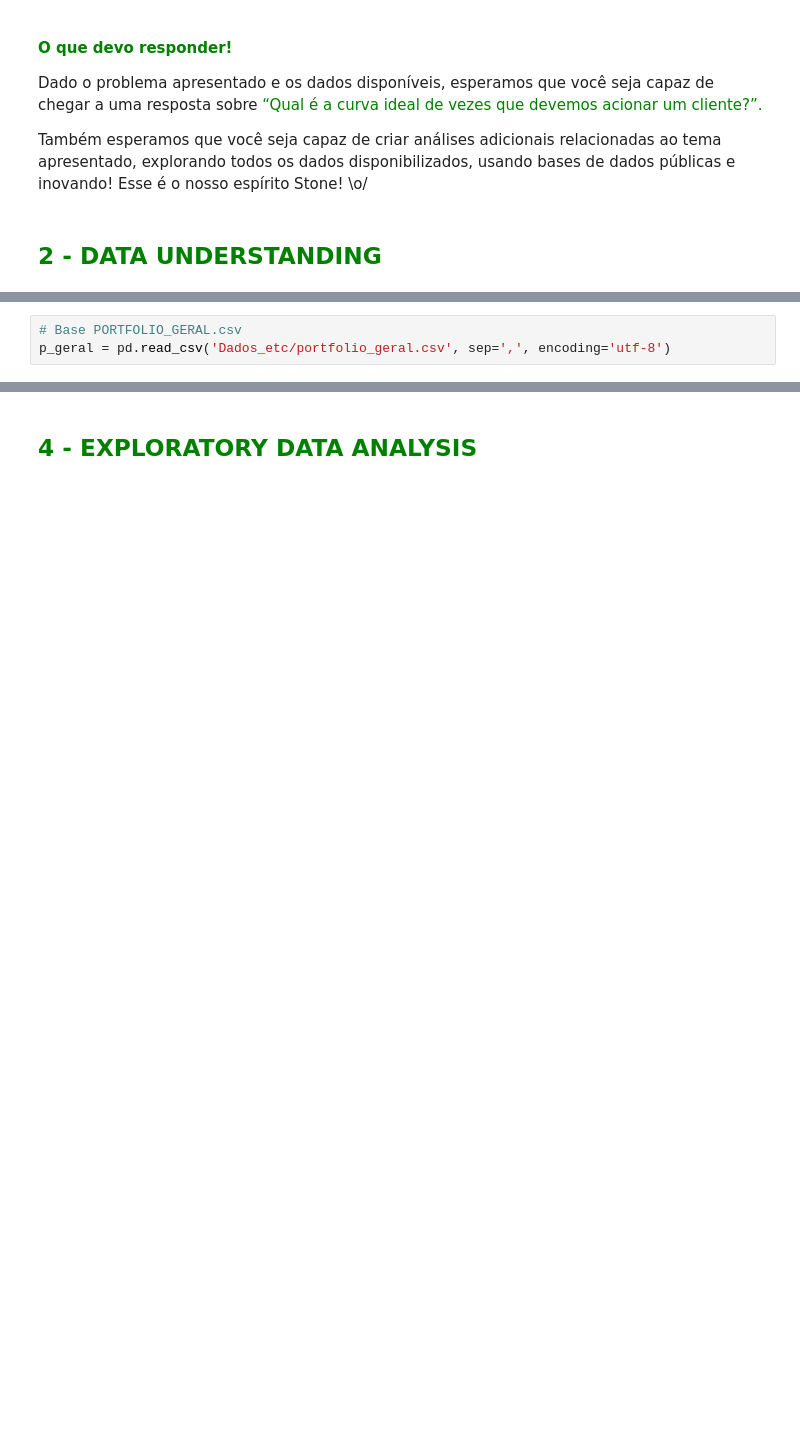
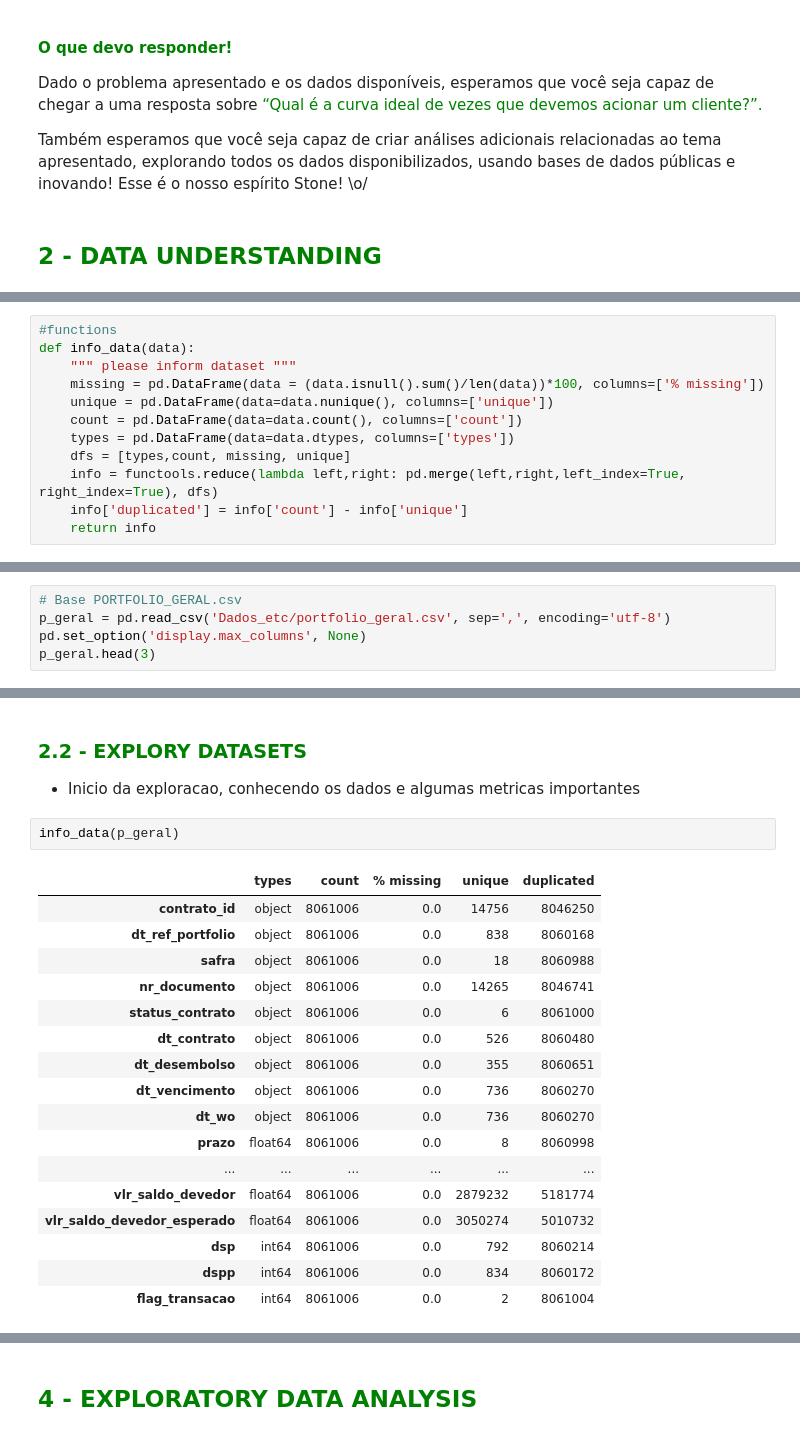
Before and after one commit to Robisonnunes/DC2022_robison_nunes, a Jupyter notebook: data_analysis_dc22.ipynb, the cells around one changed output, grey strips where cells are left out. Drawn from its saved outputs; the diff is of its cells as text; blank space fills up the shorter version.

```diff
--- a/data_analysis_dc22.ipynb
+++ b/data_analysis_dc22.ipynb
@@ -124,2 +134,14 @@ import pandas as pd
+# %%
+#functions
+def info_data(data):
+    """ please inform dataset """
+    missing = pd.DataFrame(data = (data.isnull().sum()/len(data))*100, columns=['% missing'])
+    unique = pd.DataFrame(data=data.nunique(), columns=['unique'])
+    count = pd.DataFrame(data=data.count(), columns=['count'])
+    types = pd.DataFrame(data=data.dtypes, columns=['types'])
+    dfs = [types,count, missing, unique]
+    info = functools.reduce(lambda left,right: pd.merge(left,right,left_index=True, right_index=True), dfs)
+    info['duplicated'] = info['count'] - info['unique']
+    return info
 # %% [markdown]
 ### <font color=green>  2.1 -  LOAD DATASETS</font>
@@ -126,3 +150,5 @@ import pandas as pd
 # %%
 # Base PORTFOLIO_GERAL.csv
 p_geral = pd.read_csv('Dados_etc/portfolio_geral.csv', sep=',', encoding='utf-8')
+pd.set_option('display.max_columns', None)
+p_geral.head(3)
@@ -160,0 +187,24 @@ p_clientes = pd.read_csv('Dados_etc/portfolio_comunicados.csv', sep=',', encodin
+# %% [markdown]
+### <font color=green>  2.2 -  EXPLORY DATASETS</font>
+
+- Inicio da exploracao, conhecendo os dados e algumas metricas importantes
+# %%
+info_data(p_geral)
+# %% [output]
+|  | types | count | % missing | unique | duplicated |
+| contrato_id | object | 8061006 | 0.0 | 14756 | 8046250 |
+| dt_ref_portfolio | object | 8061006 | 0.0 | 838 | 8060168 |
+| safra | object | 8061006 | 0.0 | 18 | 8060988 |
+| nr_documento | object | 8061006 | 0.0 | 14265 | 8046741 |
+| status_contrato | object | 8061006 | 0.0 | 6 | 8061000 |
+| dt_contrato | object | 8061006 | 0.0 | 526 | 8060480 |
+| dt_desembolso | object | 8061006 | 0.0 | 355 | 8060651 |
+| dt_vencimento | object | 8061006 | 0.0 | 736 | 8060270 |
+| dt_wo | object | 8061006 | 0.0 | 736 | 8060270 |
+| prazo | float64 | 8061006 | 0.0 | 8 | 8060998 |
+| ... | ... | ... | ... | ... | ... |
+| vlr_saldo_devedor | float64 | 8061006 | 0.0 | 2879232 | 5181774 |
+| vlr_saldo_devedor_esperado | float64 | 8061006 | 0.0 | 3050274 | 5010732 |
+| dsp | int64 | 8061006 | 0.0 | 792 | 8060214 |
+| dspp | int64 | 8061006 | 0.0 | 834 | 8060172 |
+| flag_transacao | int64 | 8061006 | 0.0 | 2 | 8061004 |
```
Also changed, not shown: parts of 39 cells of this notebook, 1 other file.
